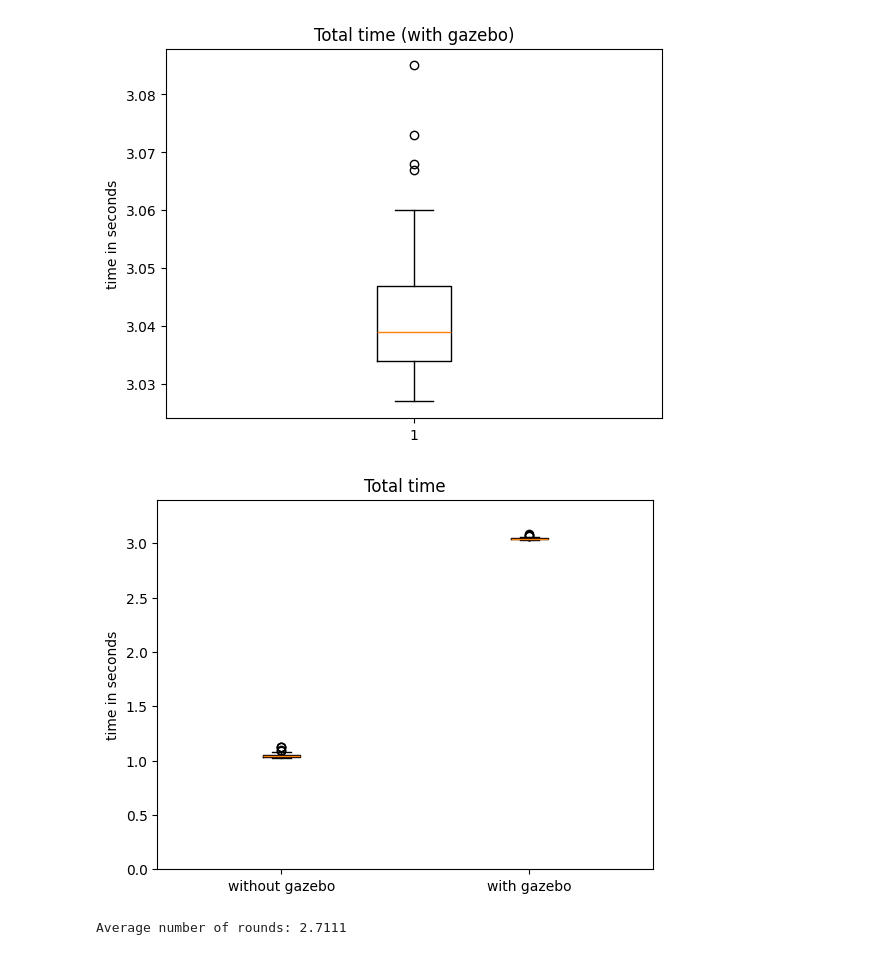
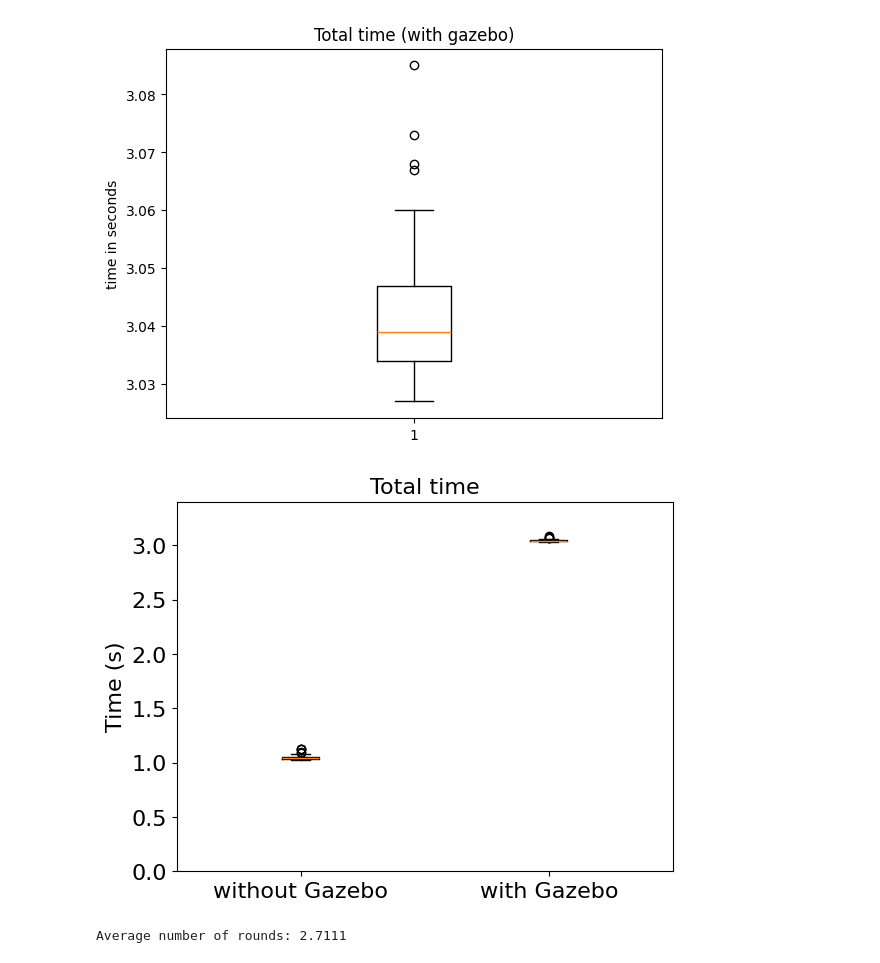
Before and after one commit to reichern/robethichor-self-negotiation, a Jupyter notebook: evaluation/validation.ipynb, the cells around one changed output. Drawn from its saved outputs; the diff is of its cells as text; code cells hidden in the pictures.

```diff
--- a/evaluation/validation.ipynb
+++ b/evaluation/validation.ipynb
@@ -247,13 +247,16 @@ Average total time (with gazebo): 3.0426 s
 [figure]
 # %%
 # compare preparation + negotiation time
-plt.boxplot([df_rd[["preparation_time","negotiation_time"]].sum(axis=1), df_gazebo[["preparation_time","negotiation_time"]].sum(axis=1)],tick_labels=["without gazebo", "with gazebo"])
-plt.title("Total time")
-plt.ylabel("time in seconds")
+plt.boxplot([df_rd[["preparation_time","negotiation_time"]].sum(axis=1), df_gazebo[["preparation_time","negotiation_time"]].sum(axis=1)],tick_labels=["without Gazebo", "with Gazebo"])
+plt.title("Total time",fontsize=16)
+plt.ylabel("Time (s)",fontsize=16)
+plt.xticks(fontsize=16)
+plt.yticks(fontsize=16)
 plt.ylim([0,3.4])
+plt.savefig("comp_total.pdf", format="pdf", bbox_inches="tight")
 plt.show()
 # %% [output]
-[figure, old version]
+[figure, new version]
 # %%
 # analyze average number of rounds
 print("Average number of rounds: %.4f" % df_rd["rounds"].mean())
```
Also changed, not shown: 7 other files.
